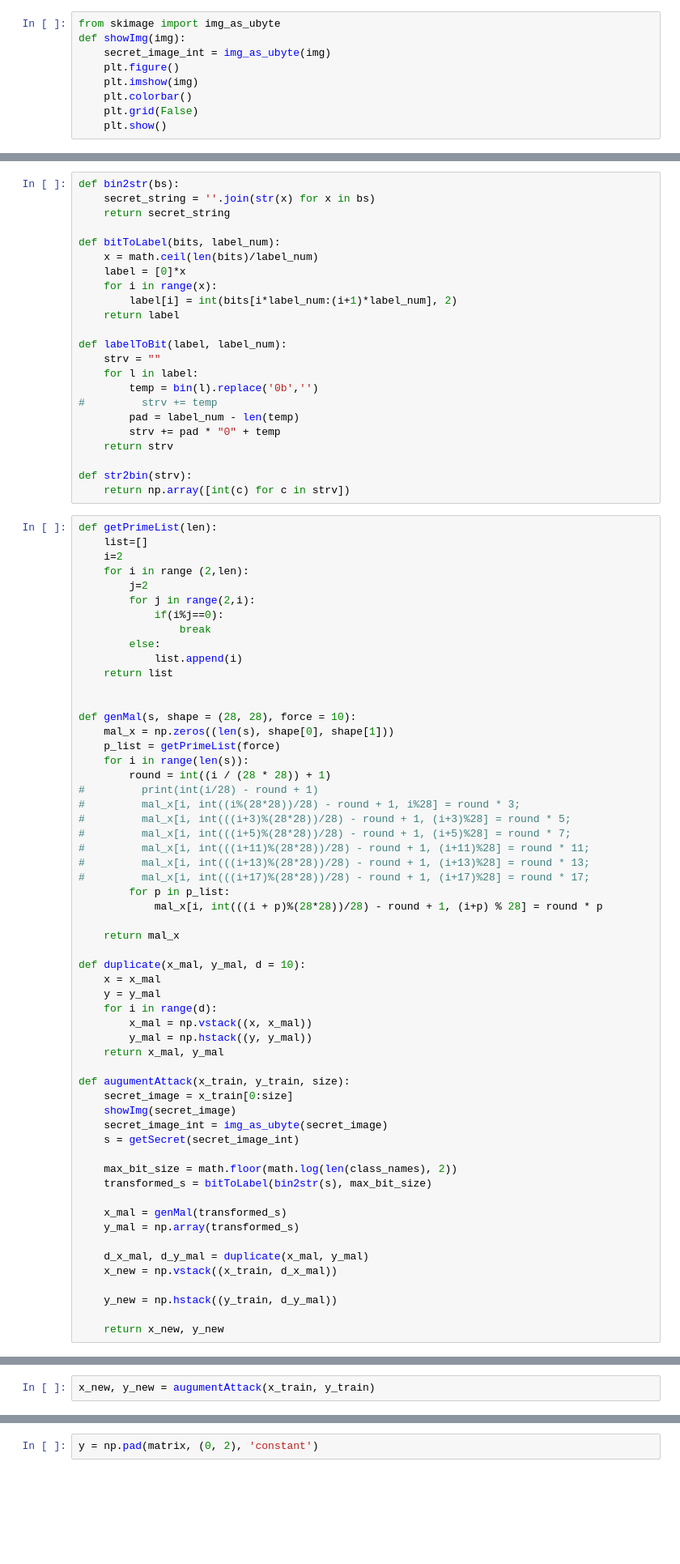
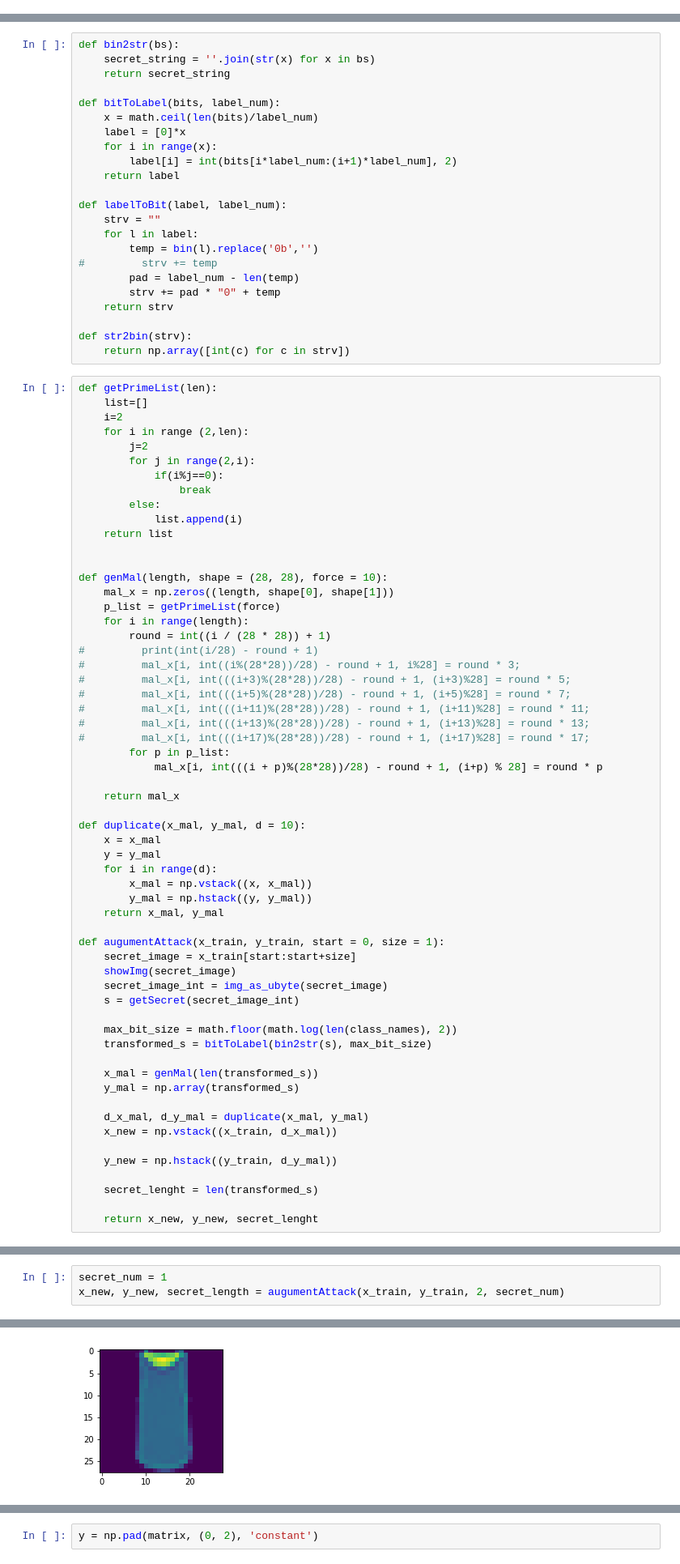
Before and after one commit to 5271-Project/5271_Final_project, a Jupyter notebook: blackBox/black_box_image.ipynb, the cells around one changed output, grey strips where cells are left out. Shown at 81% size. Drawn from its saved outputs; the diff is of its cells as text; blank space fills up the shorter version.

```diff
--- a/blackBox/black_box_image.ipynb
+++ b/blackBox/black_box_image.ipynb
@@ -59,15 +59,6 @@ model = keras.Sequential([
 WARNING:tensorflow:From D:\download\Programming_language\python\anaconda\lib\site-packages\tensorflow\python\framework\op_def_library.py:263: colocate_with (from tensorflow.python.framework.ops) is de ...
 Instructions for updating:
 Colocations handled automatically by placer.
-# %%
-from skimage import img_as_ubyte
-def showImg(img):
-    secret_image_int = img_as_ubyte(img)
-    plt.figure()
-    plt.imshow(img)
-    plt.colorbar()
-    plt.grid(False)
-    plt.show()
 # %%
 def getSecret(image):
     return np.unpackbits(np.array(image.flatten(), np.uint8))
@@ -113,10 +99,10 @@ def getPrimeList(len):
     return list
 
 
-def genMal(s, shape = (28, 28), force = 10):
-    mal_x = np.zeros((len(s), shape[0], shape[1]))
+def genMal(length, shape = (28, 28), force = 10):
+    mal_x = np.zeros((length, shape[0], shape[1]))
     p_list = getPrimeList(force)
-    for i in range(len(s)):
+    for i in range(length):
         round = int((i / (28 * 28)) + 1)
 #         print(int(i/28) - round + 1)
 #         mal_x[i, int((i%(28*28))/28) - round + 1, i%28] = round * 3;
@@ -138,8 +124,8 @@ def duplicate(x_mal, y_mal, d = 10):
         y_mal = np.hstack((y, y_mal))
     return x_mal, y_mal
 
-def augumentAttack(x_train, y_train, size):
-    secret_image = x_train[0:size]
+def augumentAttack(x_train, y_train, start = 0, size = 1):
+    secret_image = x_train[start:start+size]
     showImg(secret_image)
     secret_image_int = img_as_ubyte(secret_image)
     s = getSecret(secret_image_int)
@@ -147,7 +133,7 @@ def augumentAttack(x_train, y_train, size):
     max_bit_size = math.floor(math.log(len(class_names), 2))
     transformed_s = bitToLabel(bin2str(s), max_bit_size)
 
-    x_mal = genMal(transformed_s)
+    x_mal = genMal(len(transformed_s))
     y_mal = np.array(transformed_s)
 
     d_x_mal, d_y_mal = duplicate(x_mal, y_mal)
@@ -155,4 +141,6 @@ def augumentAttack(x_train, y_train, size):
 
     y_new = np.hstack((y_train, d_y_mal))
 
-    return x_new, y_new
+    secret_lenght = len(transformed_s)
+
+    return x_new, y_new, secret_lenght
@@ -159,3 +170,4 @@ def augumentAttack(x_train, y_train, size):
 # %%
-x_new, y_new = augumentAttack(x_train, y_train)
+secret_num = 1
+x_new, y_new, secret_length = augumentAttack(x_train, y_train, 2, secret_num)
 # %% [output]
@@ -162,0 +174 @@ TypeError: augumentAttack() missing 1 required positional argument: 'size'
+[figure, added]
```
Also changed, not shown: parts of 13 cells of this notebook.
